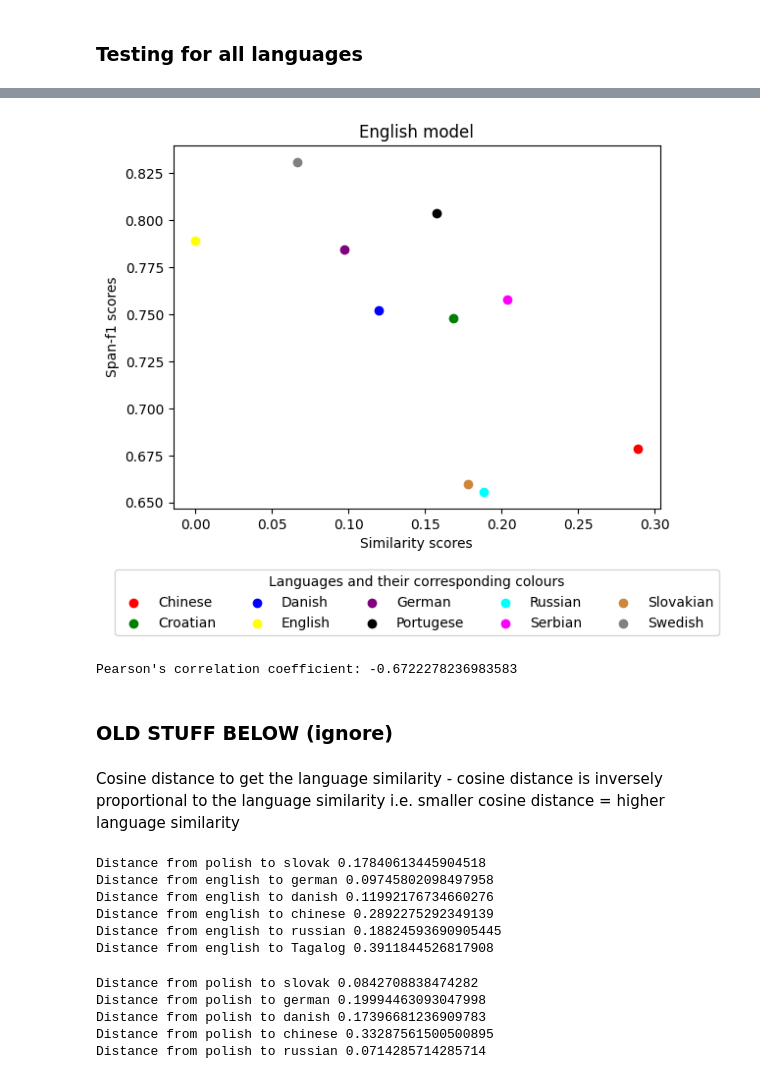
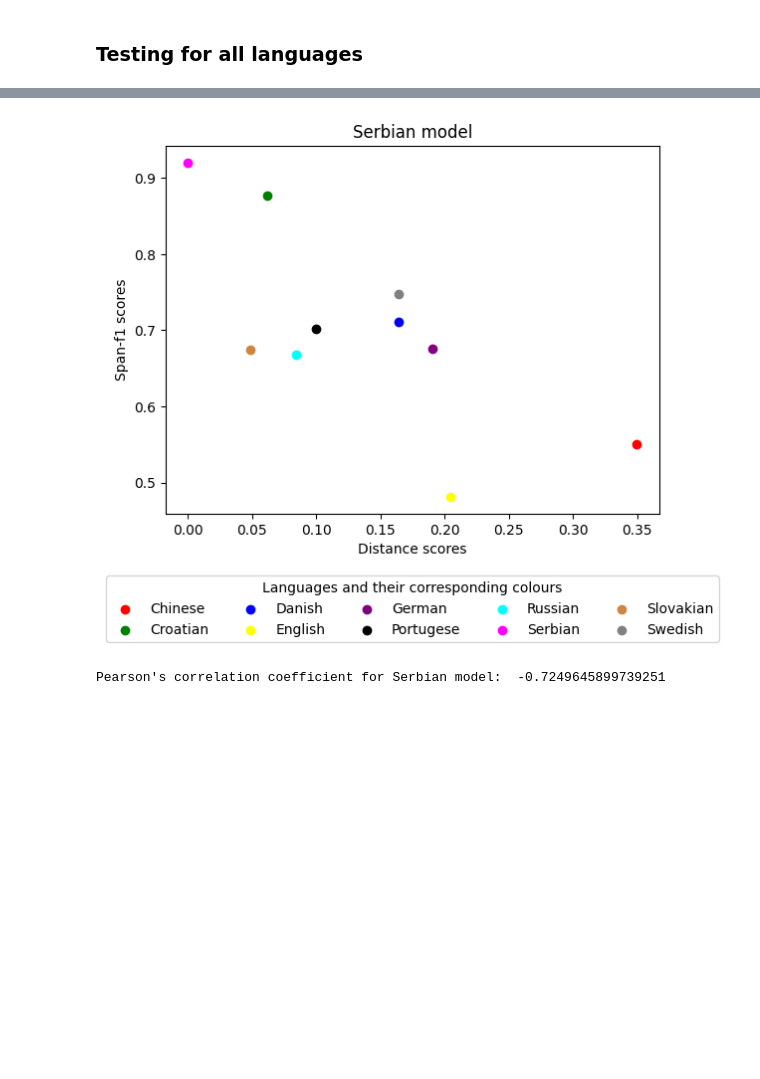
Before and after one commit to Mluonium/NLP-Final-Project, a Jupyter notebook: 08_lang_sim.ipynb, the cells around one changed output, grey strips where cells are left out. Drawn from its saved outputs; the diff is of its cells as text; code cells hidden in the pictures; blank space fills up the shorter version.

```diff
--- a/08_lang_sim.ipynb
+++ b/08_lang_sim.ipynb
@@ -157,7 +154,7 @@ Which is best for us?
 ### Displaying results and land sim
 # %%
 # getting testing results data
-df = pd.read_excel('testing_results.xlsx')
+df = pd.read_excel('NEW_testing_results.xlsx')
 
 print(df)
 eng_scores = list(df["English score"])
@@ -254,7 +258,7 @@ def get_similarities_all_langs(language):
 def get_scores(lang):
     lang_scores = {}
     for index, row in df.iterrows():
-        language = row['language']
+        language = row['Language']
         language_code = language_codes[language]
         score = row[f'{lang} score']
         lang_scores[language_code] = score
@@ -301,7 +305,7 @@ eng_sim
  'por': 0.15760299761174978}
 # %%
 # Get the languages from the df and assign them colours for the plot
-languages = list(df["language"])
+languages = list(df["Language"])
 colors = ['red', 'green', 'blue', 'yellow', 'purple', "black", "cyan",  "magenta", "peru"]
 
 # making a dictionary with languages and colours
@@ -309,41 +313,40 @@ lang_colors = dict(zip(languages, colors))
 # %%
 
 # This is the stuff you need to change
-model_language = "English"
-similarity_scores = eng_sim
-span_scores = eng_score
+model_language = "Serbian"
+similarity_scores = srp_sim
+span_scores = srp_score
 
 # Initialize lists to store x and y values
 x_values = []
 y_values = []
+
 
 # Iterate over keys in the dictionaries
 for lang_code in span_scores.keys():
     # Check if the key exists in both dictionaries
     if lang_code in similarity_scores:
         # Append x and y values
         x_values.append(similarity_scores[lang_code])
         y_values.append(span_scores[lang_code])
 
 for lang, distance, score in zip(languages, x_values, y_values):
     plt.scatter(distance, score, c=lang_colors.get(lang, 'gray'), label=lang)
 
 # Create legend under the plot and adjust its width
 plt.legend(loc='upper center', bbox_to_anchor=(0.5, -0.15), ncol=5, title = "Languages and their corresponding colours")
 
 # Add labels and title
-plt.xlabel('Similarity scores')
+plt.xlabel('Distance scores')
 plt.ylabel('Span-f1 scores')
 plt.title(f'{model_language} model')
-plt.savefig(f'graphs/{model_language}_graph_legend.png', bbox_inches='tight')
+plt.savefig(f'graphs/{model_language}_graph_legend_new.png', bbox_inches='tight')
 
 plt.show()
 
-#Get corrleation coef
-pearson_corr = np.corrcoef(x_values, y_values)[0, 1]
-print("Pearson's correlation coefficient:", pearson_corr)
+pearson_corr = np.corrcoef(x_values, y_values)[0,1]
+
+print(f"Pearson's correlation coefficient for {model_language} model: ", pearson_corr)
 # %% [output]
-[figure, old version]
+[figure, new version]
-Pearson's correlation coefficient: -0.6722278236983583
+Pearson's correlation coefficient for Serbian model:  -0.7249645899739251
-# %% [markdown]
-### OLD STUFF BELOW (ignore)
@@ -360,46 +352,0 @@ tgl = features["tgl"]
-# %% [markdown]
-Cosine distance to get the language similarity - cosine distance is inversely proportional to the language similarity i.e. smaller cosine distance = higher language similarity
-# %%
-# cosine distance for english:
-eng_slk = distance.cosine(eng, slk)
-eng_deu = distance.cosine(eng, deu)
-eng_zho = distance.cosine(eng, zho)
-eng_dan = distance.cosine(eng, dan)
-eng_rus = distance.cosine(eng, rus)
-eng_tgl = distance.cosine(eng, tgl)
-
-print("Distance from polish to slovak", eng_slk)
-print("Distance from english to german", eng_deu)
-print("Distance from english to danish", eng_dan)
-print("Distance from english to chinese", eng_zho)
-print("Distance from english to russian", eng_rus)
-print("Distance from english to tagalog", eng_tgl)
-# %% [output]
-Distance from polish to slovak 0.17840613445904518
-Distance from english to german 0.09745802098497958
-Distance from english to danish 0.11992176734660276
-Distance from english to chinese 0.2892275292349139
-Distance from english to russian 0.18824593690905445
-Distance from english to Tagalog 0.3911844526817908
-# %%
-# cosine distance for polish
-pol_slk = distance.cosine(pol, slk)
-pol_deu = distance.cosine(pol, deu)
-pol_zho = distance.cosine(pol, zho)
-pol_dan = distance.cosine(pol, dan)
-pol_rus = distance.cosine(pol, rus)
-pol_tgl = distance.cosine(pol, tgl)
-
-
-print("Distance from polish to slovak", pol_slk)
-print("Distance from polish to german", pol_deu)
-print("Distance from polish to danish", pol_dan)
-print("Distance from polish to chinese", pol_zho)
-print("Distance from polish to russian", pol_rus)
-print("Distance from polish to tagalog", pol_tgl)
-# %% [output]
-Distance from polish to slovak 0.0842708838474282
-Distance from polish to german 0.19994463093047998
-Distance from polish to danish 0.17396681236909783
-Distance from polish to chinese 0.33287561500500895
-Distance from polish to russian 0.0714285714285714
```
Also changed, not shown: parts of 12 cells of this notebook, 1 other file.
